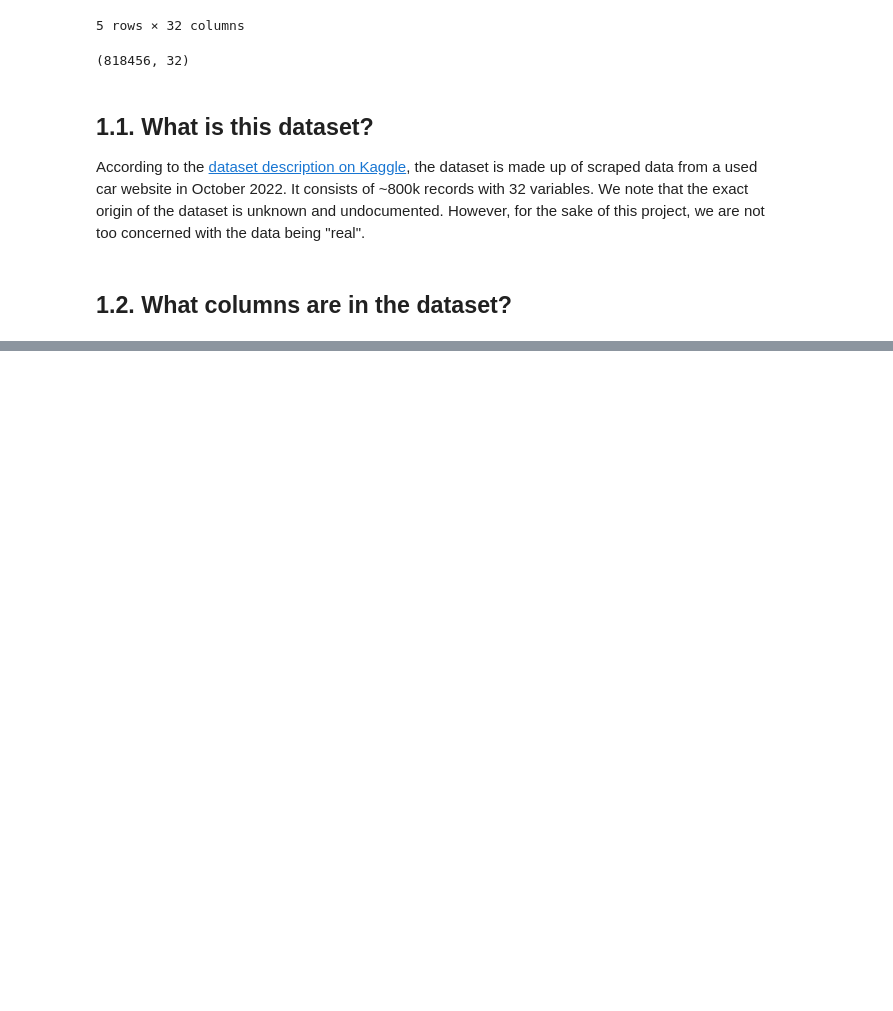
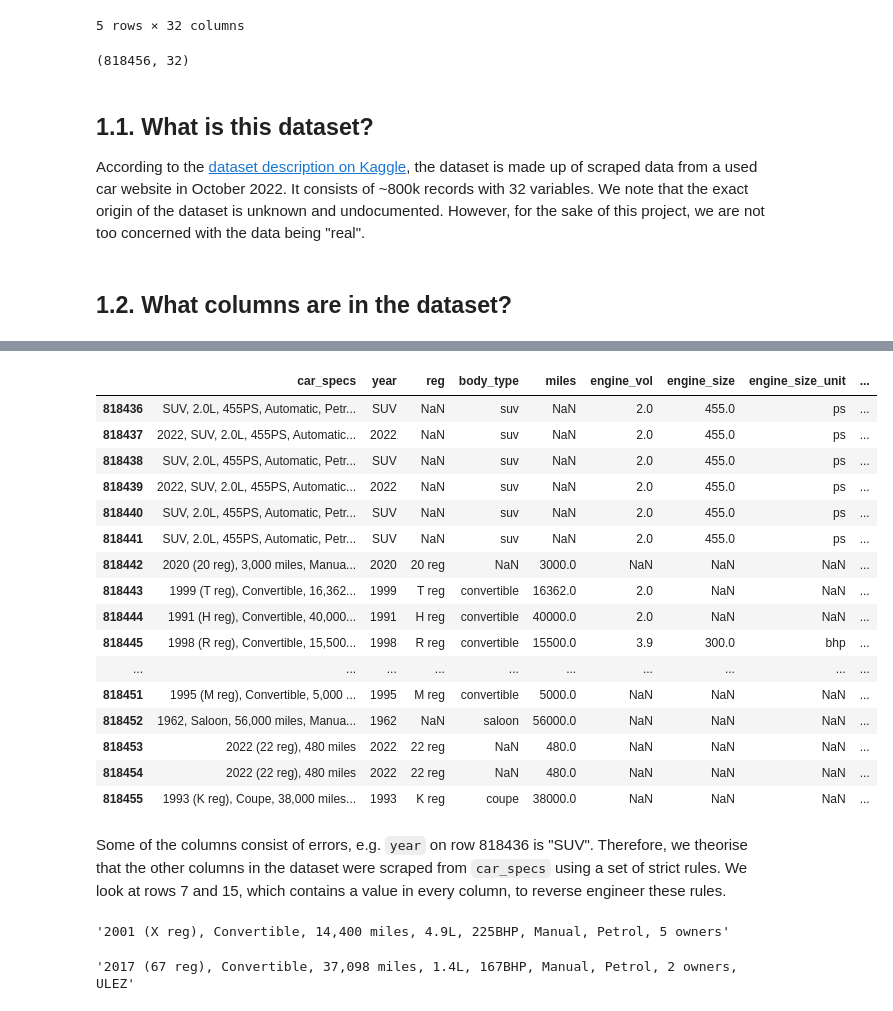
Before and after one commit to jenboc/used-car-price-prediction, a Jupyter notebook: notebooks/01_initial.ipynb, the cells around one changed output, grey strips where cells are left out. Saved outputs shown, nothing was run; the diff lists cells and outputs as text; code cells hidden in the pictures; blank space fills up the shorter version.

```diff
--- a/notebooks/01_initial.ipynb
+++ b/notebooks/01_initial.ipynb
@@ -204,0 +127,30 @@ df[df["num_owner"] == 0]
+# %%
+car_check.tail(20)
+# %% [output]
+|  | car_specs | year | reg | body_type | miles | engine_vol | engine_size | engine_size_unit | ... |
+| 818436 | SUV, 2.0L, 455PS, Automatic, Petr... | SUV | NaN | suv | NaN | 2.0 | 455.0 | ps | ... |
+| 818437 | 2022, SUV, 2.0L, 455PS, Automatic... | 2022 | NaN | suv | NaN | 2.0 | 455.0 | ps | ... |
+| 818438 | SUV, 2.0L, 455PS, Automatic, Petr... | SUV | NaN | suv | NaN | 2.0 | 455.0 | ps | ... |
+| 818439 | 2022, SUV, 2.0L, 455PS, Automatic... | 2022 | NaN | suv | NaN | 2.0 | 455.0 | ps | ... |
+| 818440 | SUV, 2.0L, 455PS, Automatic, Petr... | SUV | NaN | suv | NaN | 2.0 | 455.0 | ps | ... |
+| 818441 | SUV, 2.0L, 455PS, Automatic, Petr... | SUV | NaN | suv | NaN | 2.0 | 455.0 | ps | ... |
+| 818442 | 2020 (20 reg), 3,000 miles, Manua... | 2020 | 20 reg | NaN | 3000.0 | NaN | NaN | NaN | ... |
+| 818443 | 1999 (T reg), Convertible, 16,362... | 1999 | T reg | convertible | 16362.0 | 2.0 | NaN | NaN | ... |
+| 818444 | 1991 (H reg), Convertible, 40,000... | 1991 | H reg | convertible | 40000.0 | 2.0 | NaN | NaN | ... |
+| 818445 | 1998 (R reg), Convertible, 15,500... | 1998 | R reg | convertible | 15500.0 | 3.9 | 300.0 | bhp | ... |
+| ... | ... | ... | ... | ... | ... | ... | ... | ... | ... |
+| 818451 | 1995 (M reg), Convertible, 5,000 ... | 1995 | M reg | convertible | 5000.0 | NaN | NaN | NaN | ... |
+| 818452 | 1962, Saloon, 56,000 miles, Manua... | 1962 | NaN | saloon | 56000.0 | NaN | NaN | NaN | ... |
+| 818453 | 2022 (22 reg), 480 miles | 2022 | 22 reg | NaN | 480.0 | NaN | NaN | NaN | ... |
+| 818454 | 2022 (22 reg), 480 miles | 2022 | 22 reg | NaN | 480.0 | NaN | NaN | NaN | ... |
+| 818455 | 1993 (K reg), Coupe, 38,000 miles... | 1993 | K reg | coupe | 38000.0 | NaN | NaN | NaN | ... |
+# %% [markdown]
+Some of the columns consist of errors, e.g. `year` on row 818436 is "SUV". Therefore, we theorise that the other columns in the dataset were scraped from `car_specs` using a set of strict rules. We look at rows 7 and 15, which contains a value in every column, to reverse engineer these rules.
+# %%
+car_check.loc[7, "car_specs"]
+# %% [output]
+'2001 (X reg), Convertible, 14,400 miles, 4.9L, 225BHP, Manual, Petrol, 5 owners'
+# %%
+car_check.loc[15, "car_specs"]
+# %% [output]
+'2017 (67 reg), Convertible, 37,098 miles, 1.4L, 167BHP, Manual, Petrol, 2 owners, ULEZ'
```
Also changed, not shown: parts of 38 cells of this notebook.
